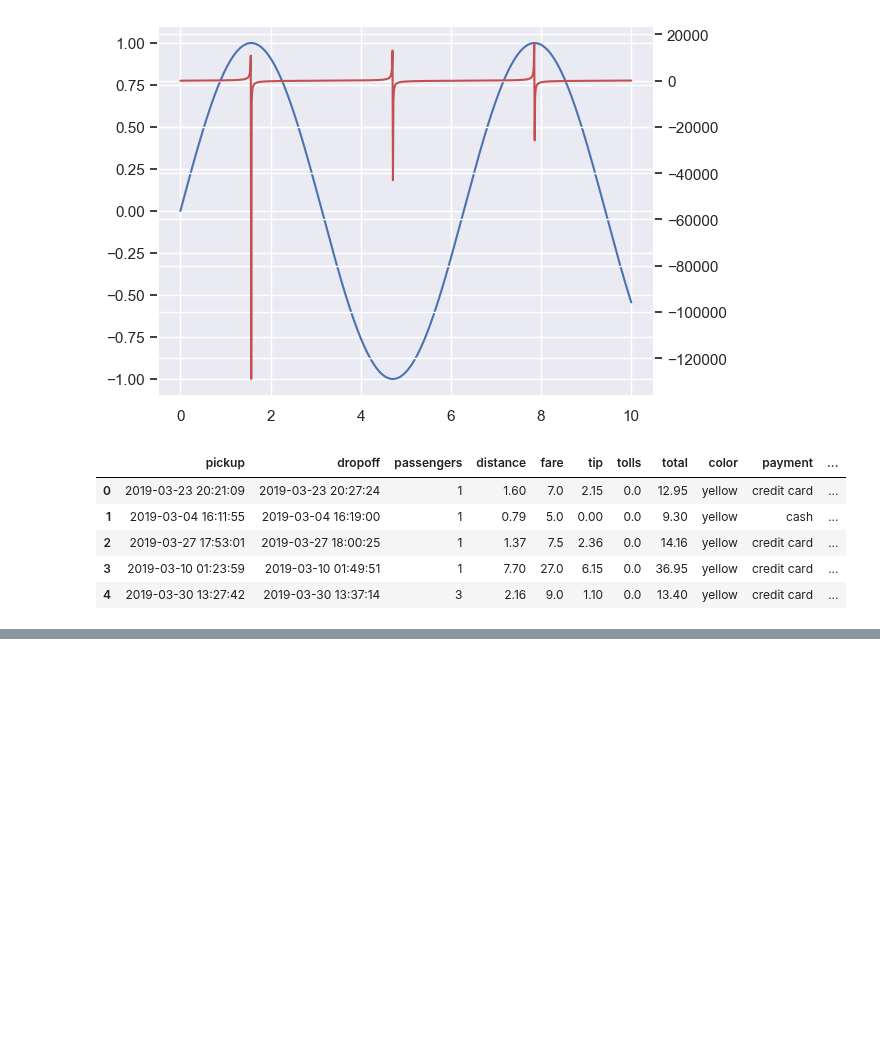
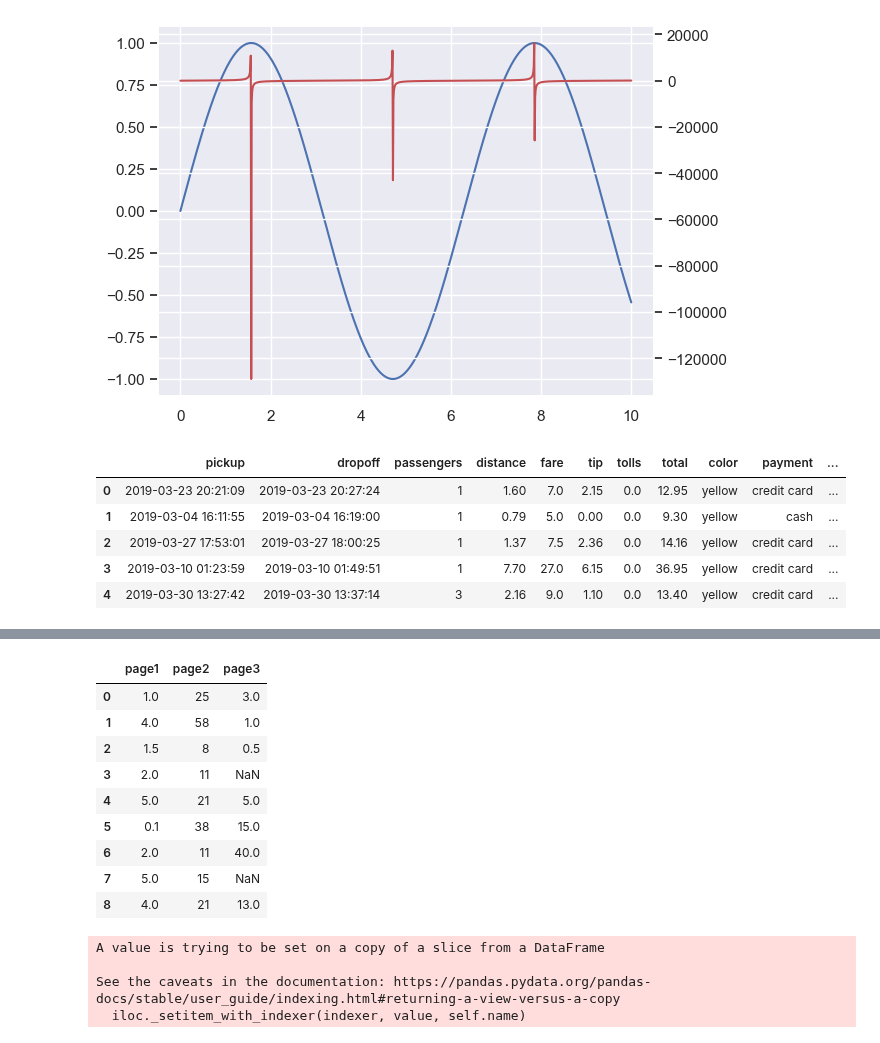
Before and after one commit to gbrs/ipython_notebook_probes, a Jupyter notebook: Probe.ipynb, the cells around one changed output, grey strips where cells are left out. Saved outputs shown, nothing was run; the diff lists cells and outputs as text; code cells hidden in the pictures; blank space fills up the shorter version.

```diff
--- a/Probe.ipynb
+++ b/Probe.ipynb
@@ -1345,0 +590,34 @@ df.head(10).style.bar(subset=['distance', 'total'], color='#d65f5f', align='mid'
+# %%
+df1 = [
+    {'page1': 1, 'page2': 25, 'page3': 3},
+    {'page1': 4, 'page2': 58, 'page3': 1},
+    {'page1': 1.5, 'page2': 8, 'page3': 0.5}
+    ]
+
+df2 = [
+     {'page1': 2, 'page2': 11, 'page3': None},
+     {'page1': 5, 'page2': 21, 'page3': 5},
+     {'page1': 0.1, 'page2': 38, 'page3': 15}
+     ]
+
+df3 = [
+     {'page1': 2, 'page2': 11, 'page3': 40},
+     {'page1': 5, 'page2': 15, 'page3': None},
+     {'page1': 4, 'page2': 21, 'page3': 13}
+     ]
+
+df1, df2, df3 = [pd.DataFrame(df) for df in [df1, df2, df3]]
+# %%
+df = pd.concat((df1, df2, df3)).reset_index(drop=True)
+df
+# %% [output]
+|  | page1 | page2 | page3 |
+| 0 | 1.0 | 25 | 3.0 |
+| 1 | 4.0 | 58 | 1.0 |
+| 2 | 1.5 | 8 | 0.5 |
+| 3 | 2.0 | 11 | NaN |
+| 4 | 5.0 | 21 | 5.0 |
+| 5 | 0.1 | 38 | 15.0 |
+| 6 | 2.0 | 11 | 40.0 |
+| 7 | 5.0 | 15 | NaN |
+| 8 | 4.0 | 21 | 13.0 |
@@ -1345,0 +626,7 @@ df.head(10).style.bar(subset=['distance', 'total'], color='#d65f5f', align='mid'
+# %%
+df.loc['Mean'] = (df.page1.mean(), df.page1.mean(), df.page1.mean())
+# %% [output]
+A value is trying to be set on a copy of a slice from a DataFrame
+
+See the caveats in the documentation: https://pandas.pydata.org/pandas-docs/stable/user_guide/indexing.html#returning-a-view-versus-a-copy
+  iloc._setitem_with_indexer(indexer, value, self.name)
```
Also changed, not shown: parts of 97 cells of this notebook.
